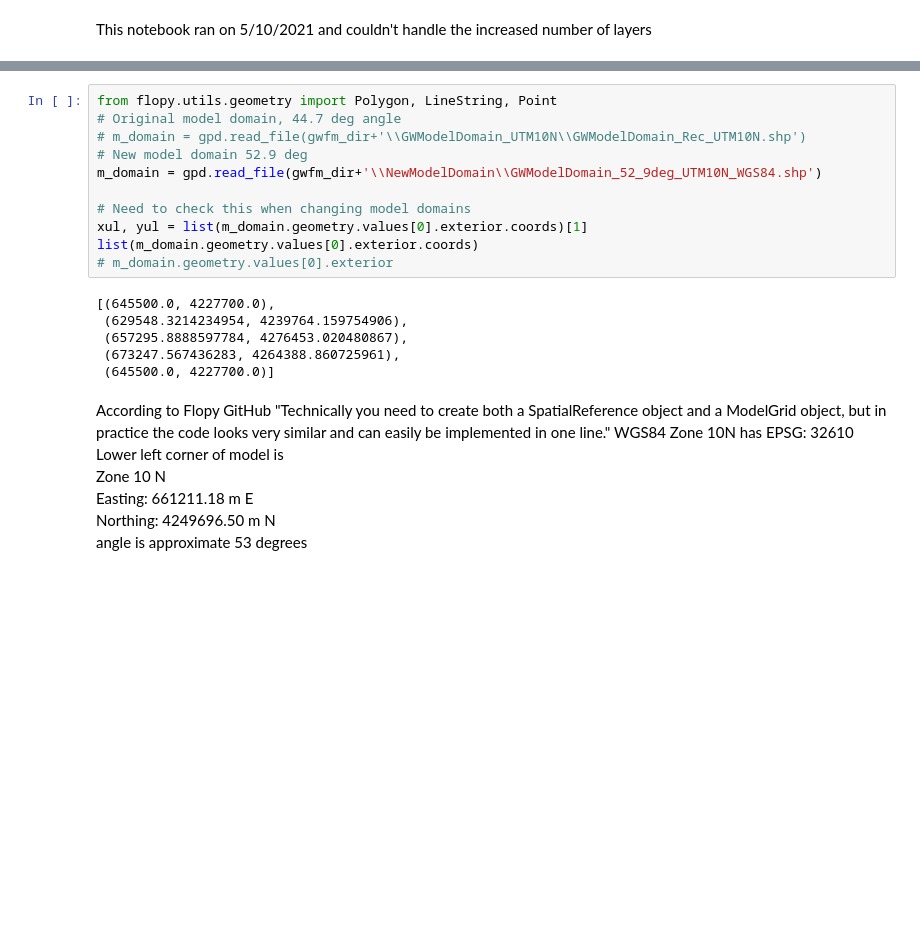
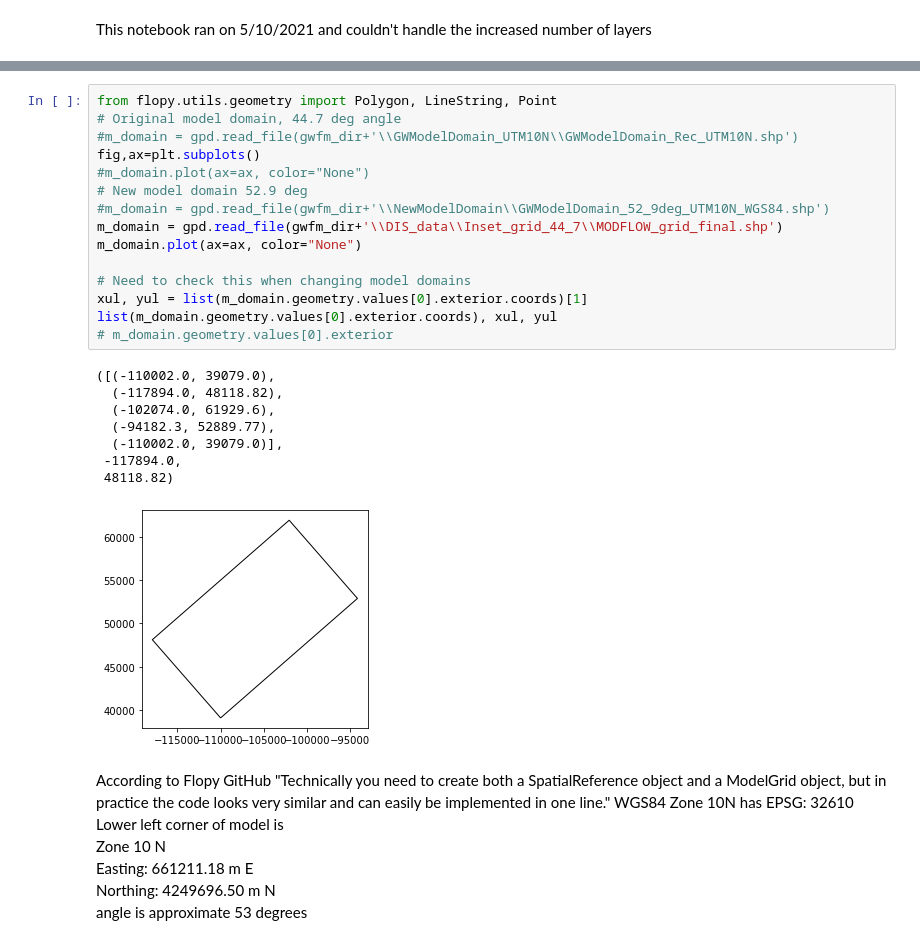
Before and after one commit to andrewcalderwood/CosumnesRiverRecharge, a Jupyter notebook: modflow_development/RIV_Regional/WEL_RIV_RCH_GHB_tprogs.ipynb, the cells around one changed output, grey strips where cells are left out. Cells and saved outputs as stored; diff of their text form; blank space fills up the shorter version.

```diff
--- a/modflow_development/RIV_Regional/WEL_RIV_RCH_GHB_tprogs.ipynb
+++ b/modflow_development/RIV_Regional/WEL_RIV_RCH_GHB_tprogs.ipynb
@@ -106,20 +106,27 @@ C:\Users\andrewc\Documents\GitHub\CosumnesRiverRecharge C:\Users\andrewc/Box/res
 # %%
 from flopy.utils.geometry import Polygon, LineString, Point
 # Original model domain, 44.7 deg angle
-# m_domain = gpd.read_file(gwfm_dir+'\\GWModelDomain_UTM10N\\GWModelDomain_Rec_UTM10N.shp')
+#m_domain = gpd.read_file(gwfm_dir+'\\GWModelDomain_UTM10N\\GWModelDomain_Rec_UTM10N.shp')
+fig,ax=plt.subplots()
+#m_domain.plot(ax=ax, color="None")
 # New model domain 52.9 deg
-m_domain = gpd.read_file(gwfm_dir+'\\NewModelDomain\\GWModelDomain_52_9deg_UTM10N_WGS84.shp')
+#m_domain = gpd.read_file(gwfm_dir+'\\NewModelDomain\\GWModelDomain_52_9deg_UTM10N_WGS84.shp')
+m_domain = gpd.read_file(gwfm_dir+'\\DIS_data\\Inset_grid_44_7\\MODFLOW_grid_final.shp')
+m_domain.plot(ax=ax, color="None")
 
 # Need to check this when changing model domains
 xul, yul = list(m_domain.geometry.values[0].exterior.coords)[1]
-list(m_domain.geometry.values[0].exterior.coords)
+list(m_domain.geometry.values[0].exterior.coords), xul, yul
 # m_domain.geometry.values[0].exterior
 # %% [output]
-[(645500.0, 4227700.0),
- (629548.3214234954, 4239764.159754906),
- (657295.8888597784, 4276453.020480867),
- (673247.567436283, 4264388.860725961),
- (645500.0, 4227700.0)]
+([(-110002.0, 39079.0),
+  (-117894.0, 48118.82),
+  (-102074.0, 61929.6),
+  (-94182.3, 52889.77),
+  (-110002.0, 39079.0)],
+ -117894.0,
+ 48118.82)
+[figure, added]
 # %% [markdown]
 According to Flopy GitHub "Technically you need to create both a SpatialReference object and a ModelGrid object, but in practice the code looks very similar and can easily be implemented in one line."
 WGS84 Zone 10N has EPSG: 32610
```
Also changed, not shown: parts of 45 cells of this notebook, 3 other files.
